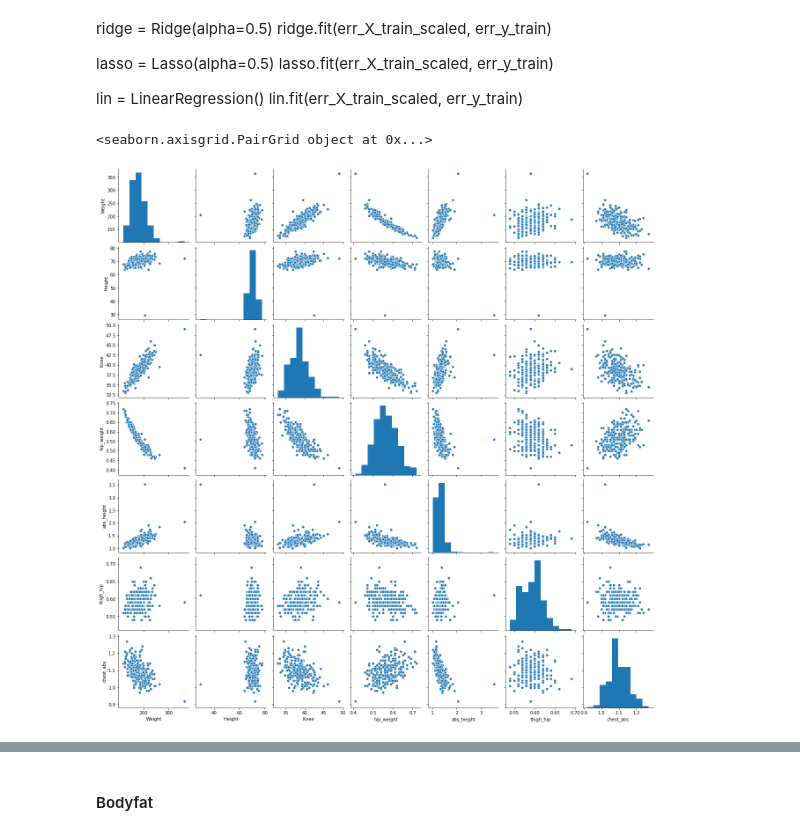
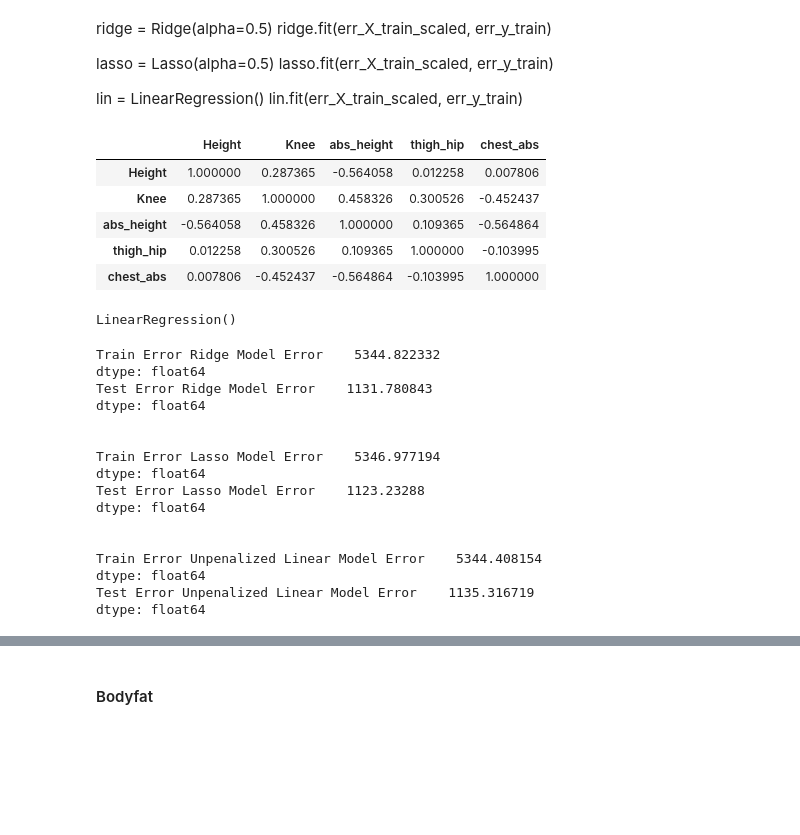
Before and after one commit to Thegreatesthumphrey/Prediction-Model-for-Total-Body-Fat-in-Adult-Men, a Jupyter notebook: Data Set Analysis.ipynb, the cells around one changed output, grey strips where cells are left out. Saved outputs shown, nothing was run; the diff lists cells and outputs as text; code cells hidden in the pictures; blank space fills up the shorter version.

```diff
--- a/Data Set Analysis.ipynb
+++ b/Data Set Analysis.ipynb
@@ -527,8 +515,13 @@ lin.fit(err_X_train_scaled, err_y_train)
 # %%
 # Lassoed features - Weight, Height, Knee, hip/weight, abs/height, thigh/hip, chest/abs
 # %%
-linear_Error = error_df[['Weight', 'Height', 'Knee', 'hip_weight', 'abs_height', 'thigh_hip', 'chest_abs']]
-print(sns.pairplot(linear_Error))
+linear_Error = error_df[['Height', 'Knee', 'abs_height', 'thigh_hip', 'chest_abs']]
+linear_Error.corr()
+# Removed weight and hip_weight due to correlations and lower coefficients
 # %% [output]
-<seaborn.axisgrid.PairGrid object at 0x...>
-[figure, removed]
+|  | Height | Knee | abs_height | thigh_hip | chest_abs |
+| Height | 1.000000 | 0.287365 | -0.564058 | 0.012258 | 0.007806 |
+| Knee | 0.287365 | 1.000000 | 0.458326 | 0.300526 | -0.452437 |
+| abs_height | -0.564058 | 0.458326 | 1.000000 | 0.109365 | -0.564864 |
+| thigh_hip | 0.012258 | 0.300526 | 0.109365 | 1.000000 | -0.103995 |
+| chest_abs | 0.007806 | -0.452437 | -0.564864 | -0.103995 | 1.000000 |
@@ -534,0 +536,11 @@ print(sns.pairplot(linear_Error))
+# %%
+ridge = Ridge(alpha=0.002)
+ridge.fit(err_X_train_scaled, err_y_train)
+
+lasso = Lasso(alpha=0.002)
+lasso.fit(err_X_train_scaled, err_y_train)
+
+lin = LinearRegression()
+lin.fit(err_X_train_scaled, err_y_train)
+# %% [output]
+LinearRegression()
@@ -534,0 +556,28 @@ print(sns.pairplot(linear_Error))
+# %%
+print('Train Error Ridge Model', np.sum((err_y_train - err_y_h_ridge_train)**2))
+print('Test Error Ridge Model', np.sum((err_y_test - err_y_h_ridge_test)**2))
+print('\n')
+
+print('Train Error Lasso Model', np.sum((err_y_train - err_y_h_lasso_train)**2))
+print('Test Error Lasso Model', np.sum((err_y_test - err_y_h_lasso_test)**2))
+print('\n')
+
+print('Train Error Unpenalized Linear Model', np.sum((err_y_train - lin.predict(err_X_train_scaled))**2))
+print('Test Error Unpenalized Linear Model', np.sum((err_y_test - lin.predict(err_X_test_scaled))**2))
+# %% [output]
+Train Error Ridge Model Error    5344.822332
+dtype: float64
+Test Error Ridge Model Error    1131.780843
+dtype: float64
+
+
+Train Error Lasso Model Error    5346.977194
+dtype: float64
+Test Error Lasso Model Error    1123.23288
+dtype: float64
+
+
+Train Error Unpenalized Linear Model Error    5344.408154
+dtype: float64
+Test Error Unpenalized Linear Model Error    1135.316719
+dtype: float64
```
Also changed, not shown: parts of 42 cells of this notebook.
